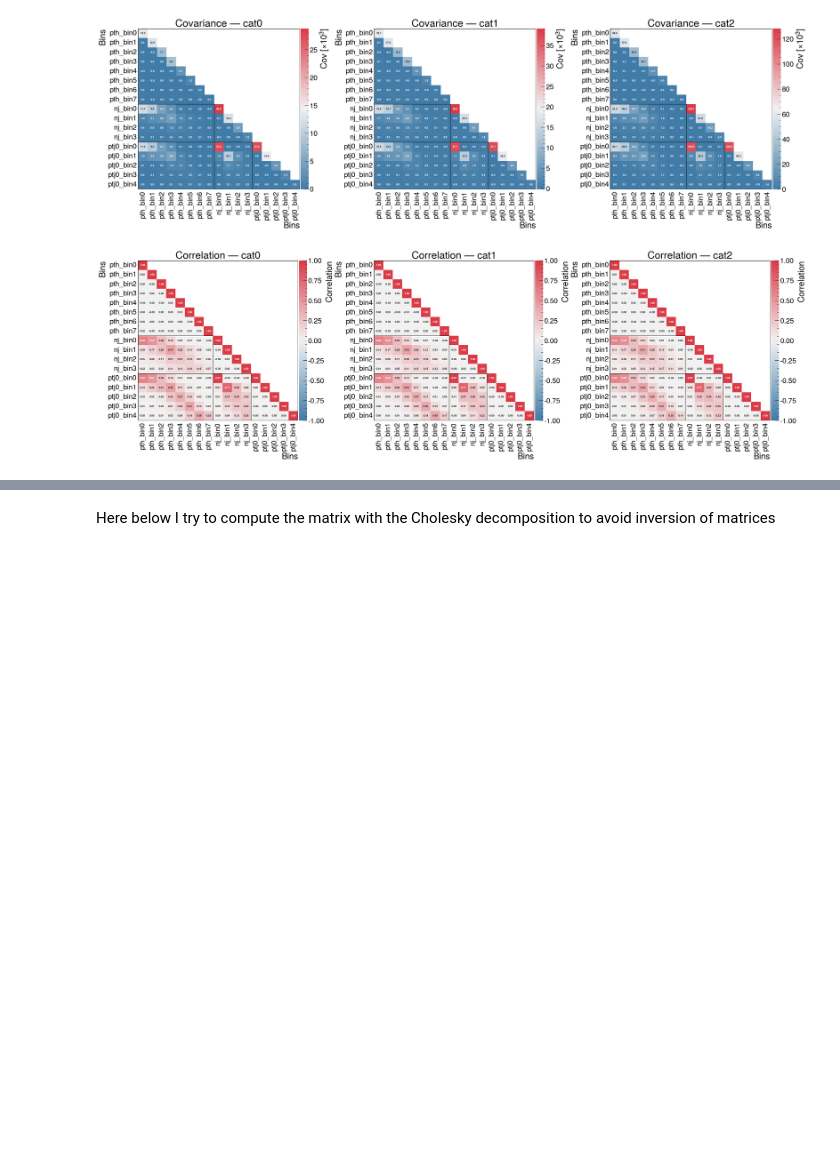
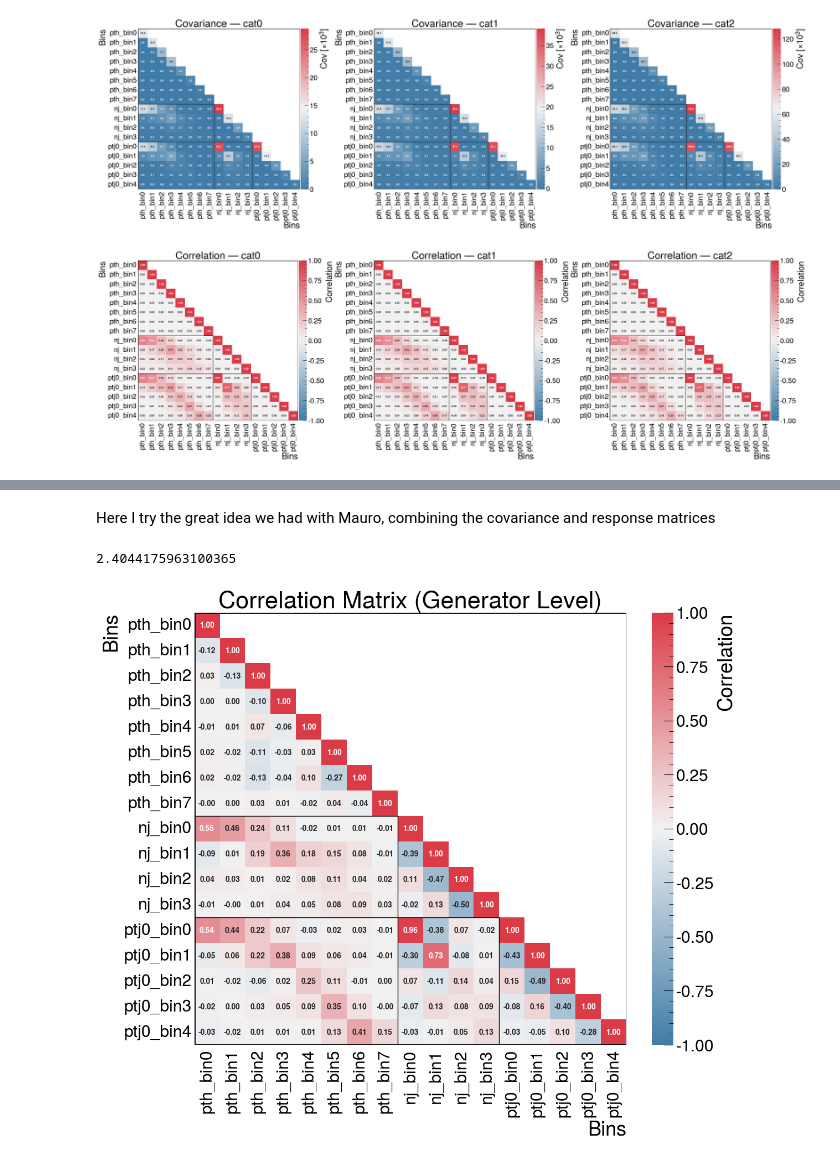
Before and after one commit to AlessandroTarabini/matrix_ATLAS, a Jupyter notebook: correlation_matrix.ipynb, the cells around one changed output, grey strips where cells are left out. Drawn from its saved outputs; the diff is of its cells as text; code cells hidden in the pictures; blank space fills up the shorter version.

```diff
--- a/correlation_matrix.ipynb
+++ b/correlation_matrix.ipynb
@@ -48,5 +103,6 @@ def build_df(
 # %%
 VARIABLE_PREFIXES = ("pth_", "nj_", "ptj0_")
+# VARIABLE_PREFIXES = ("pth_", "nj_")
 
 CAT = ["cat0", "cat1", "cat2"]
 
@@ -61,6 +117,13 @@ def zero_intra_variable_off_diagonal_block(matrix: pd.DataFrame) -> pd.DataFrame
                     out.loc[ci, cj] = 0.0
     return out
 
+def zero_below_threshold_keep_diag(matrix: pd.DataFrame, threshold: float, use_abs: bool = True) -> pd.DataFrame:
+    out = matrix.copy()
+    vals = out.abs() if use_abs else out
+    mask = vals < threshold
+    np.fill_diagonal(mask.values, False)
+    out[mask] = 0.0
+    return out
 
 def corr_from_cov(cov_mat: pd.DataFrame) -> pd.DataFrame:
     v = np.diag(cov_mat.to_numpy())
@@ -85,9 +148,16 @@ for cat in CAT:
     c = df.cov()
     ## To force setting all off-diagonal entries within each observable to zero uncomment below
     ## This can be useful when running on few replicas where fluctuations can induce non-zero off-diagonal entries
-    # c = zero_intra_variable_off_diagonal_block(c)
+    c = zero_intra_variable_off_diagonal_block(c)
+    ## This can be used to set all elements below a threshold to zero
+    # c = zero_below_threshold_keep_diag(c, 200)
+    ## Force the symmetry of the covariance matrix
+    c = 0.5 * (c + c.T)
+
+    label_to_drop = c.index[12]
+    # c = c.drop(index=label_to_drop, columns=label_to_drop)
     cov[cat] = c
-    corr[cat] = df.corr()
+    corr[cat] = df.corr()#.drop(index=label_to_drop, columns=label_to_drop)
 # %%
 hep.style.use("CMS")
 palette = sns.diverging_palette(240, 10, n=20, as_cmap=True)
@@ -317,3 +375,26 @@ plot_corr(corr_gen)
-# %% [markdown]
-Here below I try to compute the matrix with the Cholesky decomposition to avoid inversion of matrices
+# %% [markdown]
+Here I try the great idea we had with Mauro, combining the covariance and response matrices
+# %%
+## Compute the combined response matrix
+## It is done by combining the covariance matrices of three independent measurements
+## cov_weighed = (cov["cat0"]^-1 + cov["cat1"]^-1 + cov["cat2"]^-1)^-1
+cov_weighed = invert_matrix(invert_matrix(cov["cat0"]) + invert_matrix(cov["cat1"]) + invert_matrix(cov["cat2"]))
+# plot_corr(corr_from_cov(cov_weighed))
+
+## Compute the combined response matrix
+## It is done by taking the weighed average element by element of the three response matrices
+## The weights correspond to the corresponding covariances
+cats = ["cat0", "cat1", "cat2"]
+R = np.stack([np.asarray(resp[c], float) for c in cats])
+V = np.stack([np.asarray(cov[c],  float) for c in cats])
+w = 1.0 / np.clip(V, 1e-15, None)
+resp_combined = np.sum(w * R, axis=0) / np.sum(w, axis=0)
+resp_combined = pd.DataFrame(resp_combined, index=resp["cat0"].index, columns=resp["cat0"].columns)
+print(np.linalg.cond(resp_combined))
+
+cov_gen_weighed = invert_matrix(resp_combined) @ cov_weighed @ invert_matrix(resp_combined).T
+plot_corr(corr_from_cov(cov_gen_weighed))
+# %% [output]
+2.4044175963100365
+[figure, added]
 # %%
```
Also changed, not shown: parts of 30 cells of this notebook, 3 other files.
